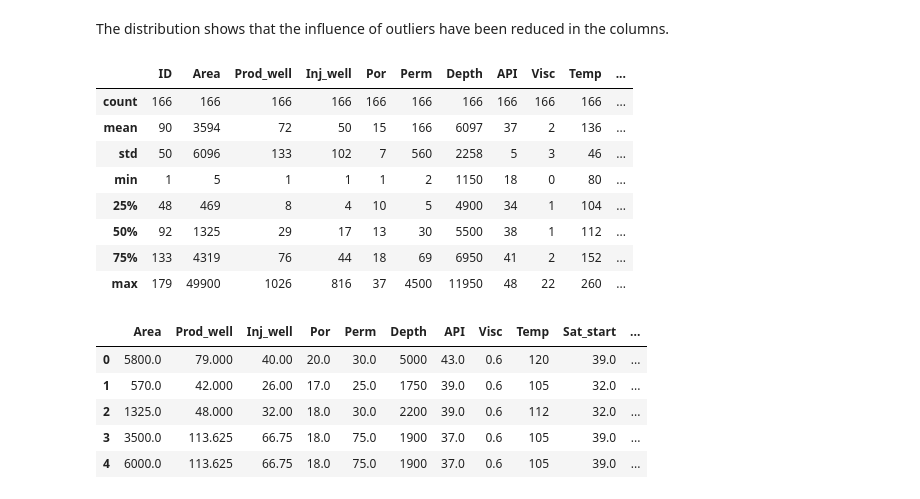
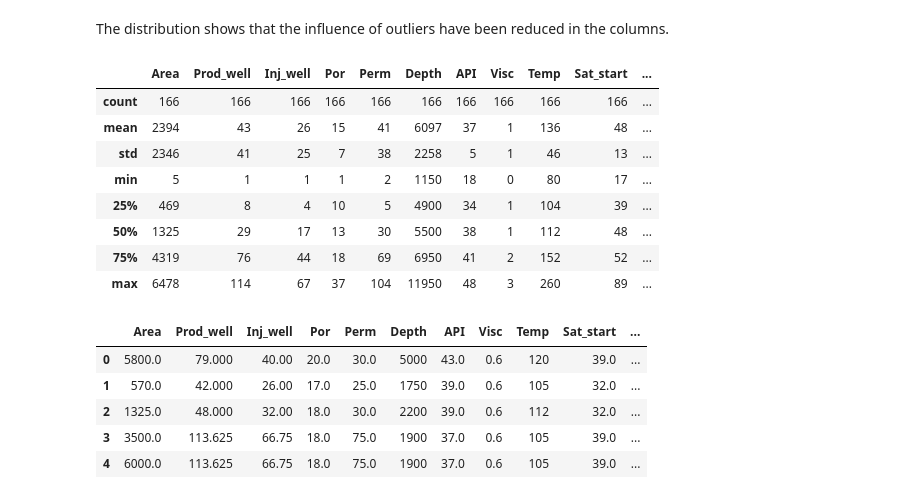
Before and after one commit to toluwee/That-sure-looks-like-a-horse-, a Jupyter notebook: Comparison_Clustering.ipynb, the cells around one changed output. Saved outputs shown, nothing was run; the diff lists cells and outputs as text; code cells hidden in the pictures.

```diff
--- a/Comparison_Clustering.ipynb
+++ b/Comparison_Clustering.ipynb
@@ -268,20 +294,20 @@ for col in Outlier_col:
 # %% [markdown]
 The distribution shows that the influence of outliers have been reduced in the columns.
 # %%
-desc = df.describe()
+desc = df_out.describe()
 desc.loc['count'] = desc.loc['count'].astype(int).astype(str)
 desc.iloc[1:] = desc.iloc[1:].applymap('{:.0f}'.format)
 desc
 # %% [output]
-|  | ID | Area | Prod_well | Inj_well | Por | Perm | Depth | API | Visc | Temp | ... |
+|  | Area | Prod_well | Inj_well | Por | Perm | Depth | API | Visc | Temp | Sat_start | ... |
 | count | 166 | 166 | 166 | 166 | 166 | 166 | 166 | 166 | 166 | 166 | ... |
-| mean | 90 | 3594 | 72 | 50 | 15 | 166 | 6097 | 37 | 2 | 136 | ... |
-| std | 50 | 6096 | 133 | 102 | 7 | 560 | 2258 | 5 | 3 | 46 | ... |
-| min | 1 | 5 | 1 | 1 | 1 | 2 | 1150 | 18 | 0 | 80 | ... |
-| 25% | 48 | 469 | 8 | 4 | 10 | 5 | 4900 | 34 | 1 | 104 | ... |
-| 50% | 92 | 1325 | 29 | 17 | 13 | 30 | 5500 | 38 | 1 | 112 | ... |
-| 75% | 133 | 4319 | 76 | 44 | 18 | 69 | 6950 | 41 | 2 | 152 | ... |
-| max | 179 | 49900 | 1026 | 816 | 37 | 4500 | 11950 | 48 | 22 | 260 | ... |
+| mean | 2394 | 43 | 26 | 15 | 41 | 6097 | 37 | 1 | 136 | 48 | ... |
+| std | 2346 | 41 | 25 | 7 | 38 | 2258 | 5 | 1 | 46 | 13 | ... |
+| min | 5 | 1 | 1 | 1 | 2 | 1150 | 18 | 0 | 80 | 17 | ... |
+| 25% | 469 | 8 | 4 | 10 | 5 | 4900 | 34 | 1 | 104 | 39 | ... |
+| 50% | 1325 | 29 | 17 | 13 | 30 | 5500 | 38 | 1 | 112 | 48 | ... |
+| 75% | 4319 | 76 | 44 | 18 | 69 | 6950 | 41 | 2 | 152 | 52 | ... |
+| max | 6478 | 114 | 67 | 37 | 104 | 11950 | 48 | 3 | 260 | 89 | ... |
 # %%
 df_out.head(5)
 # %% [output]
```
Also changed, not shown: parts of 8 cells of this notebook.
